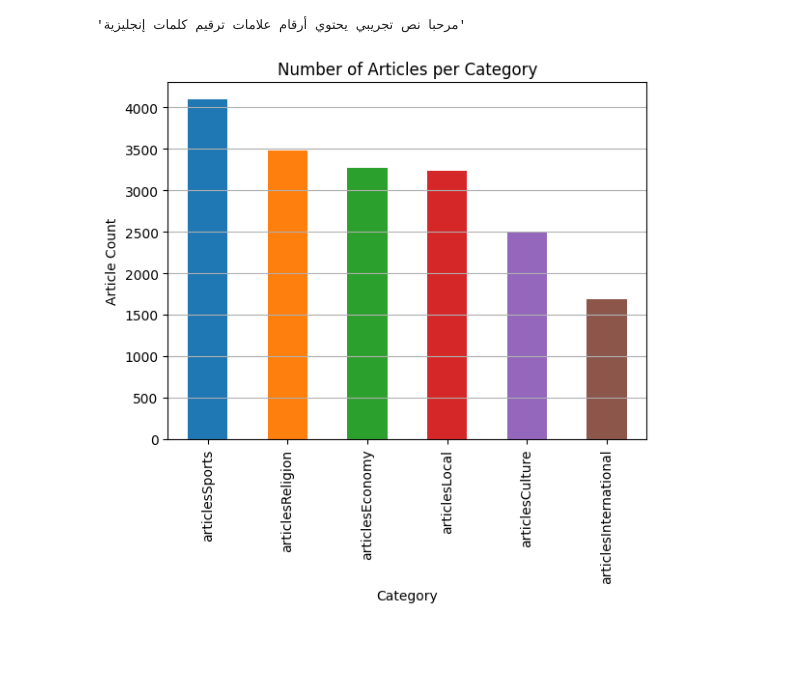
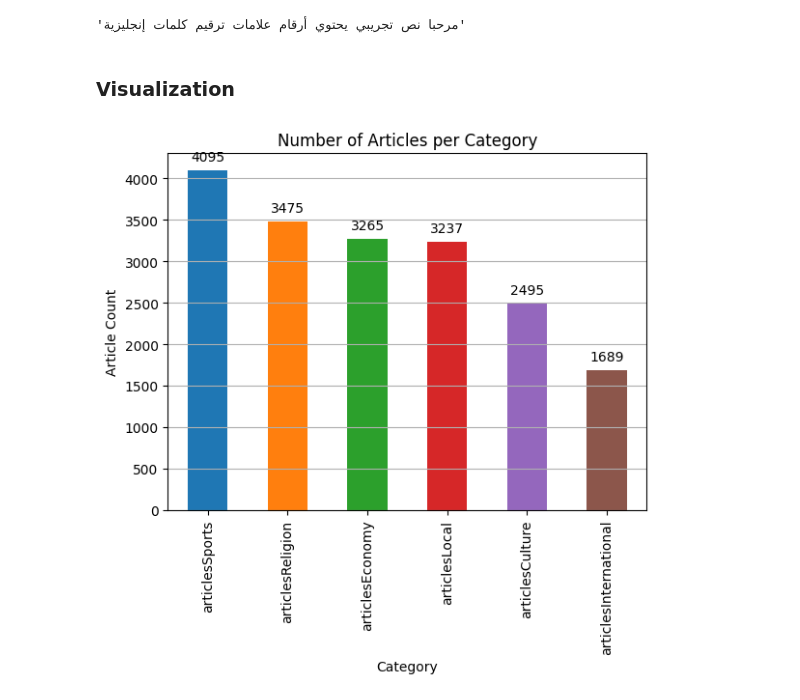
Before and after one commit to SaudAlhafith/CS365-Project, a Jupyter notebook: exploring_dataset.ipynb, the cells around one changed output. Drawn from its saved outputs; the diff is of its cells as text; code cells hidden in the pictures; blank space fills up the shorter version.

```diff
--- a/exploring_dataset.ipynb
+++ b/exploring_dataset.ipynb
@@ -129,14 +122,21 @@ tfidf_matrix = tfidf_vectorizer.fit_transform(df['processed_text'])
+# %% [markdown]
+### Visualization
 # %%
 import matplotlib.pyplot as plt
 %matplotlib inline
 
 counts = df['category'].value_counts()
 colors = plt.cm.tab10(range(len(counts)))
 
-counts.plot(kind="bar", color=colors, title="Number of Articles per Category")
+ax = counts.plot(kind="bar", color=colors, title="Number of Articles per Category")
 plt.xlabel("Category")
 plt.ylabel("Article Count")
 plt.grid(axis='y')
+
+# Add counts above each bar
+for i, count in enumerate(counts):
+    ax.annotate(str(count), xy=(i, count), xytext=(0, 5), textcoords="offset points", ha='center', va='bottom')
+
 plt.show()
 # %% [output]
-[figure, old version]
+[figure, new version]
```
Also changed, not shown: parts of 7 cells of this notebook.
